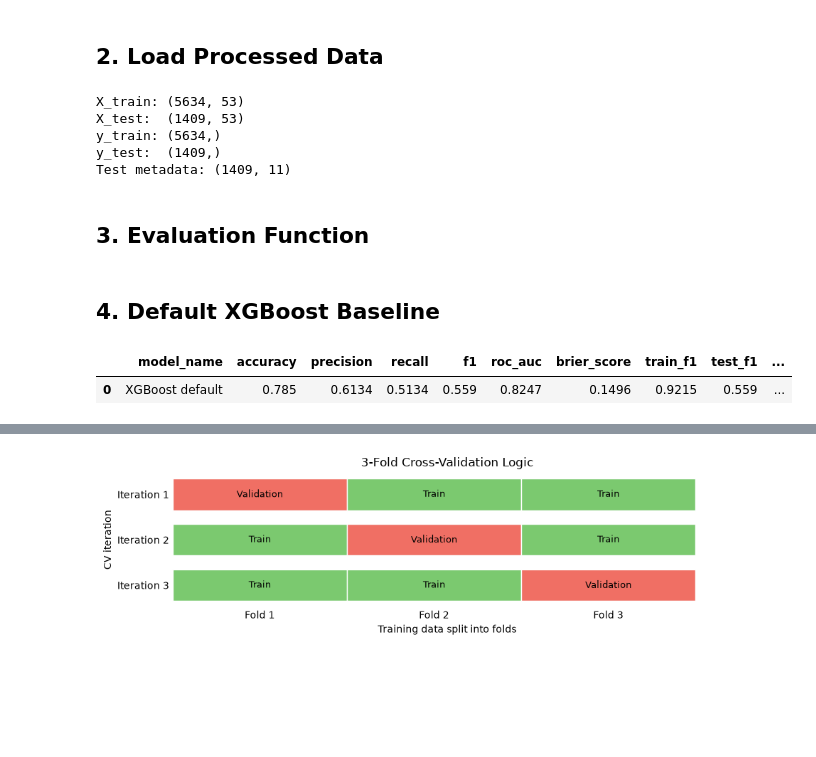
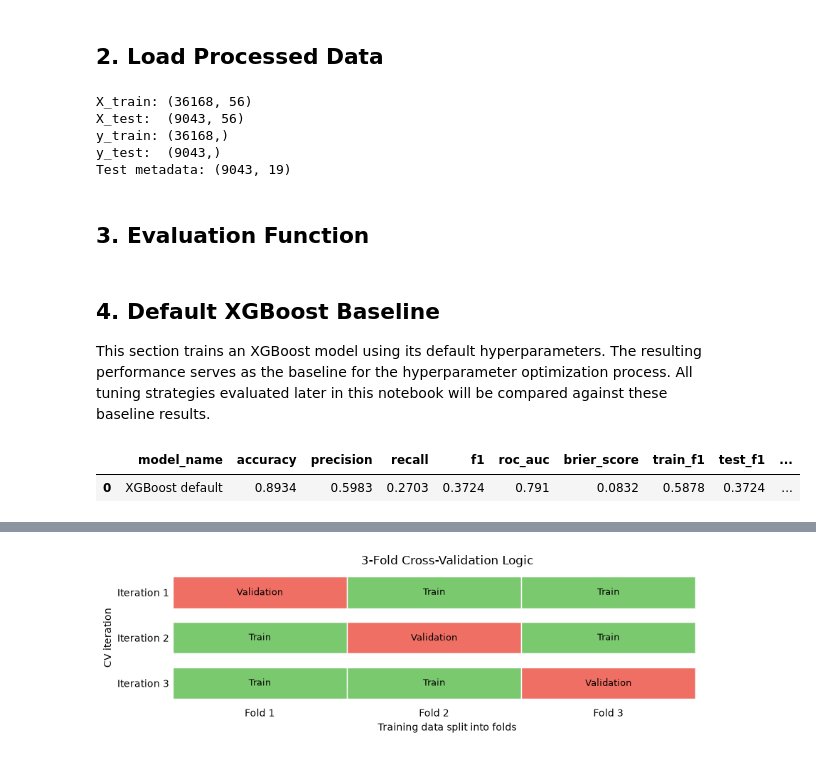
Before and after one commit to PatriciaDelgadoGorostiza/ads2-bank-marketing-project, a Jupyter notebook: notebooks/05_hyperparameter_optimization.ipynb, the cells around one changed output, grey strips where cells are left out. Saved outputs shown, nothing was run; the diff lists cells and outputs as text; code cells hidden in the pictures; blank space fills up the shorter version.

Commit message:
Complete notebook 05 hyperparameter optimization

```diff
--- a/notebooks/05_hyperparameter_optimization.ipynb
+++ b/notebooks/05_hyperparameter_optimization.ipynb
@@ -131,8 +131,8 @@ Model results directory: /home/cbaldermann/Projekte/ADS_II_MLOPS/2026-06-ads-II-
 # %%
 X_train = pd.read_csv(PROCESSED_DIR / "X_train_processed.csv")
 X_test = pd.read_csv(PROCESSED_DIR / "X_test_processed.csv")
-y_train = pd.read_csv(PROCESSED_DIR / "y_train.csv")["ChurnBinary"]
-y_test = pd.read_csv(PROCESSED_DIR / "y_test.csv")["ChurnBinary"]
+y_train = pd.read_csv(PROCESSED_DIR / "y_train.csv")["y_binary"]
+y_test = pd.read_csv(PROCESSED_DIR / "y_test.csv")["y_binary"]
 test_metadata = pd.read_csv(PROCESSED_DIR / "test_metadata.csv")
 
 print(f"X_train: {X_train.shape}")
@@ -141,11 +141,11 @@ print(f"y_train: {y_train.shape}")
 print(f"y_test:  {y_test.shape}")
 print(f"Test metadata: {test_metadata.shape}")
 # %% [output]
-X_train: (5634, 53)
-X_test:  (1409, 53)
-y_train: (5634,)
-y_test:  (1409,)
-Test metadata: (1409, 11)
+X_train: (36168, 56)
+X_test:  (9043, 56)
+y_train: (36168,)
+y_test:  (9043,)
+Test metadata: (9043, 19)
 # %% [markdown]
 ## 3. Evaluation Function
 # %%
@@ -226,19 +182,28 @@ def evaluate_model(model, model_name: str, business_params: dict | None = None)
     return result
 # %% [markdown]
 ## 4. Default XGBoost Baseline
+
+This section trains an XGBoost model using its default hyperparameters. The resulting performance serves as the baseline for the hyperparameter optimization process. All tuning strategies evaluated later in this notebook will be compared against these baseline results.
 # %%
 base_xgb_params = {
     "objective": "binary:logistic",
     "eval_metric": "logloss",
     "random_state": RANDOM_STATE,
     "n_jobs": -1,
 }
 
 default_xgb = XGBClassifier(**base_xgb_params)
 default_xgb.fit(X_train, y_train)
 
-default_result = evaluate_model(default_xgb, "XGBoost default", BUSINESS_PARAMS)
-pd.DataFrame([{k: v for k, v in default_result.items() if not isinstance(v, (dict, list)) and k not in ["confusion_matrix", "classification_report"]}]).round(4)
+default_result = evaluate_model(default_xgb, "XGBoost default")
+pd.DataFrame([
+    {
+        k: v
+        for k, v in default_result.items()
+        if not isinstance(v, (dict, list))
+        and k not in ["confusion_matrix", "classification_report"]
+    }
+]).round(4)
 # %% [output]
 |  | model_name | accuracy | precision | recall | f1 | roc_auc | brier_score | train_f1 | test_f1 | ... |
-| 0 | XGBoost default | 0.785 | 0.6134 | 0.5134 | 0.559 | 0.8247 | 0.1496 | 0.9215 | 0.559 | ... |
+| 0 | XGBoost default | 0.8934 | 0.5983 | 0.2703 | 0.3724 | 0.791 | 0.0832 | 0.5878 | 0.3724 | ... |
```
Also changed, not shown: parts of 26 cells of this notebook, 9 other files.
